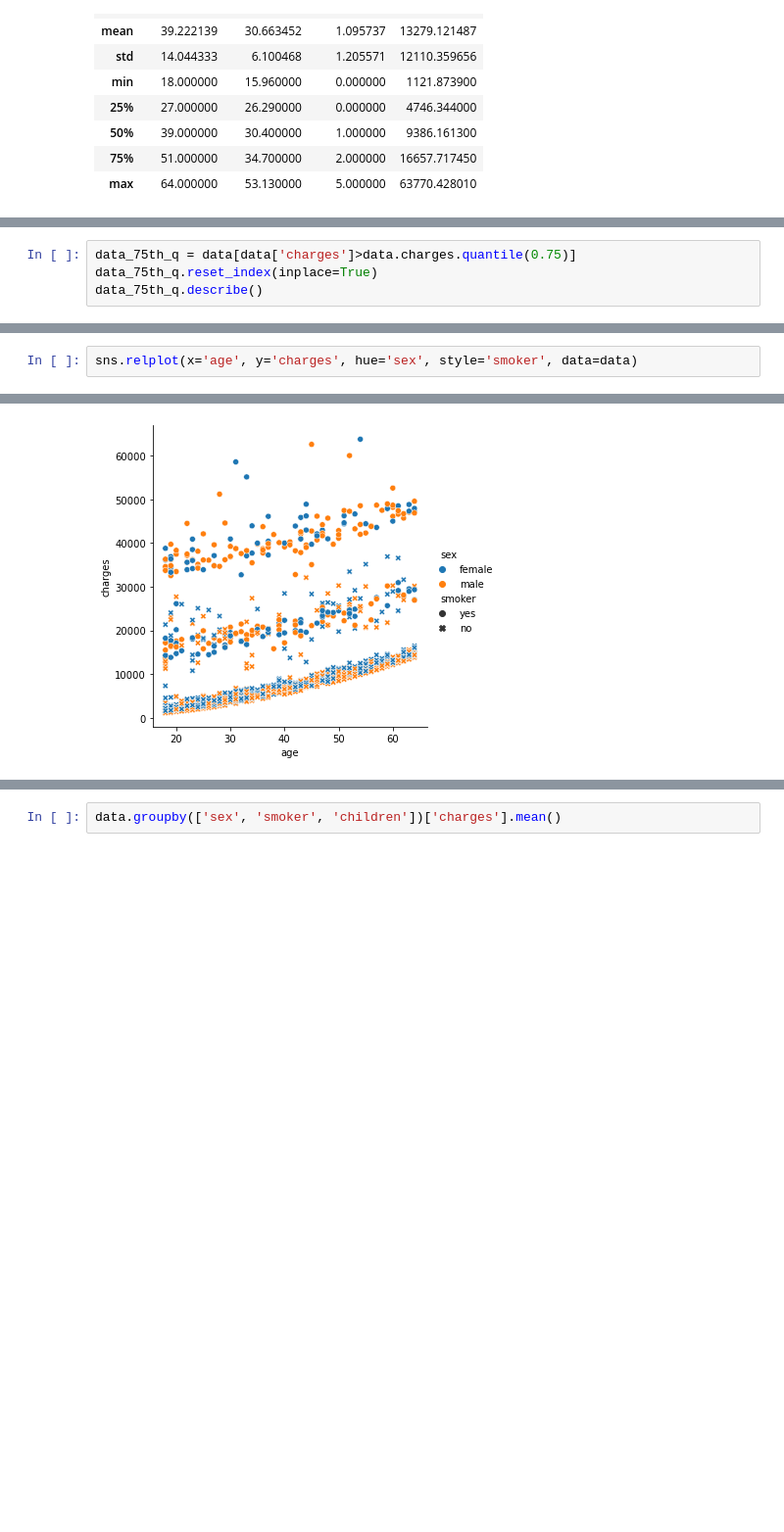
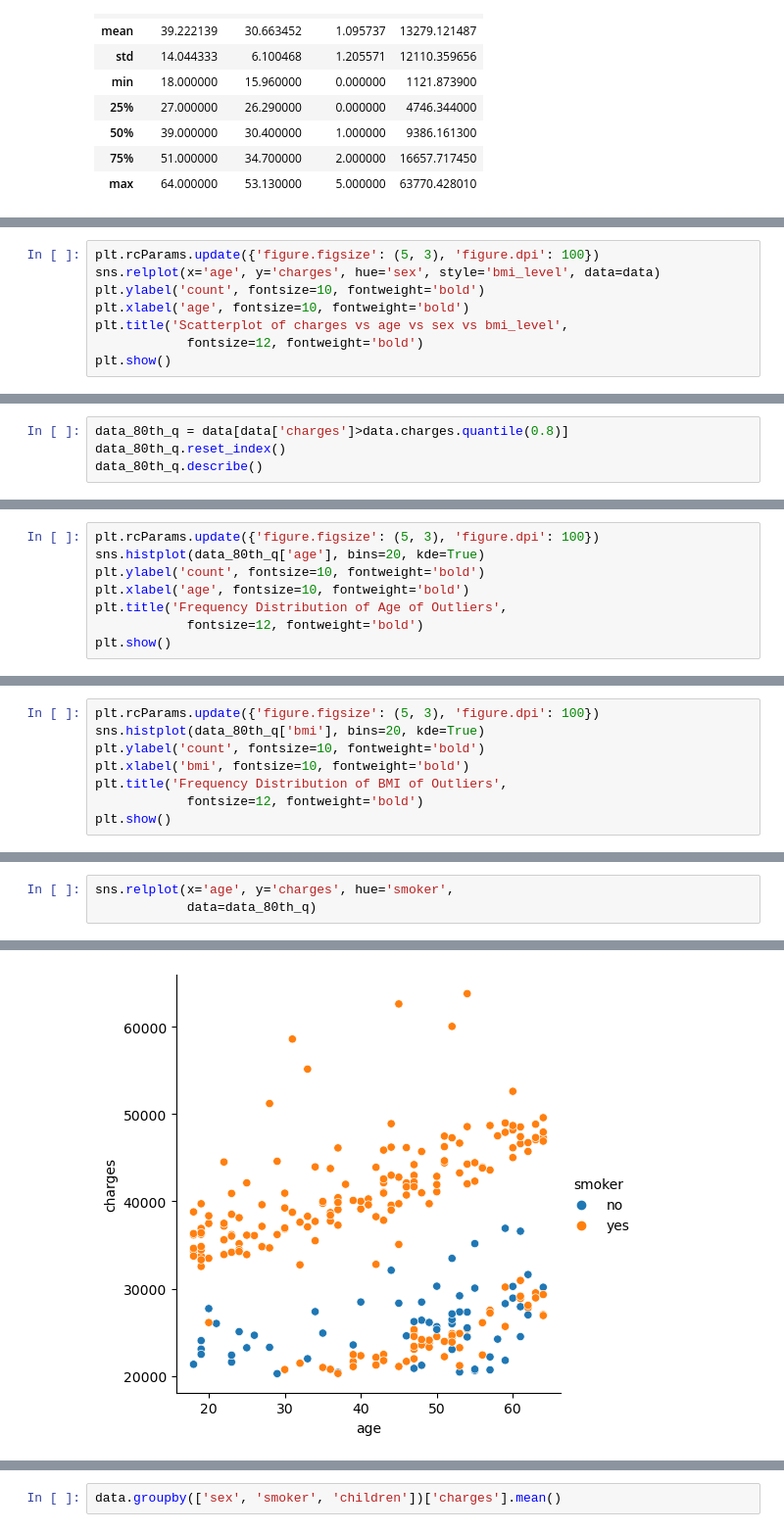
Before and after one commit to ChigozieObika/insurance_premium, a Jupyter notebook: eda.ipynb, the cells around one changed output, grey strips where cells are left out. Shown at 98% size. Cells and saved outputs as stored; diff of their text form; blank space fills up the shorter version.

Commit message:
update scatter plot for main dataset in eda notebook

```diff
--- a/eda.ipynb
+++ b/eda.ipynb
@@ -61,0 +179,8 @@ plt.show()
+# %%
+plt.rcParams.update({'figure.figsize': (5, 3), 'figure.dpi': 100})
+sns.relplot(x='age', y='charges', hue='sex', style='bmi_level', data=data)
+plt.ylabel('count', fontsize=10, fontweight='bold')
+plt.xlabel('age', fontsize=10, fontweight='bold')
+plt.title('Scatterplot of charges vs age vs sex vs bmi_level',
+            fontsize=12, fontweight='bold')
+plt.show()
@@ -62,5 +203,5 @@ plt.show()
 # %%
-data_75th_q = data[data['charges']>data.charges.quantile(0.75)]
-data_75th_q.reset_index(inplace=True)
-data_75th_q.describe()
+data_80th_q = data[data['charges']>data.charges.quantile(0.8)]
+data_80th_q.reset_index()
+data_80th_q.describe()
 # %% [output]
@@ -93,0 +219,8 @@ memory usage: 21.0+ KB
+# %%
+plt.rcParams.update({'figure.figsize': (5, 3), 'figure.dpi': 100})
+sns.histplot(data_80th_q['age'], bins=20, kde=True)
+plt.ylabel('count', fontsize=10, fontweight='bold')
+plt.xlabel('age', fontsize=10, fontweight='bold')
+plt.title('Frequency Distribution of Age of Outliers',
+            fontsize=12, fontweight='bold')
+plt.show()
@@ -93,0 +229,8 @@ memory usage: 21.0+ KB
+# %%
+plt.rcParams.update({'figure.figsize': (5, 3), 'figure.dpi': 100})
+sns.histplot(data_80th_q['bmi'], bins=20, kde=True)
+plt.ylabel('count', fontsize=10, fontweight='bold')
+plt.xlabel('bmi', fontsize=10, fontweight='bold')
+plt.title('Frequency Distribution of BMI of Outliers',
+            fontsize=12, fontweight='bold')
+plt.show()
@@ -99,5 +249,6 @@ sns.relplot(x='age', y='charges', hue='sex', data=data)
 # %%
-sns.relplot(x='age', y='charges', hue='sex', style='smoker', data=data)
+sns.relplot(x='age', y='charges', hue='smoker',
+            data=data_80th_q)
 # %% [output]
 <seaborn.axisgrid.FacetGrid at 0x...>
-[figure, old version]
+[figure, new version]
```
Also changed, not shown: parts of 42 cells of this notebook.
